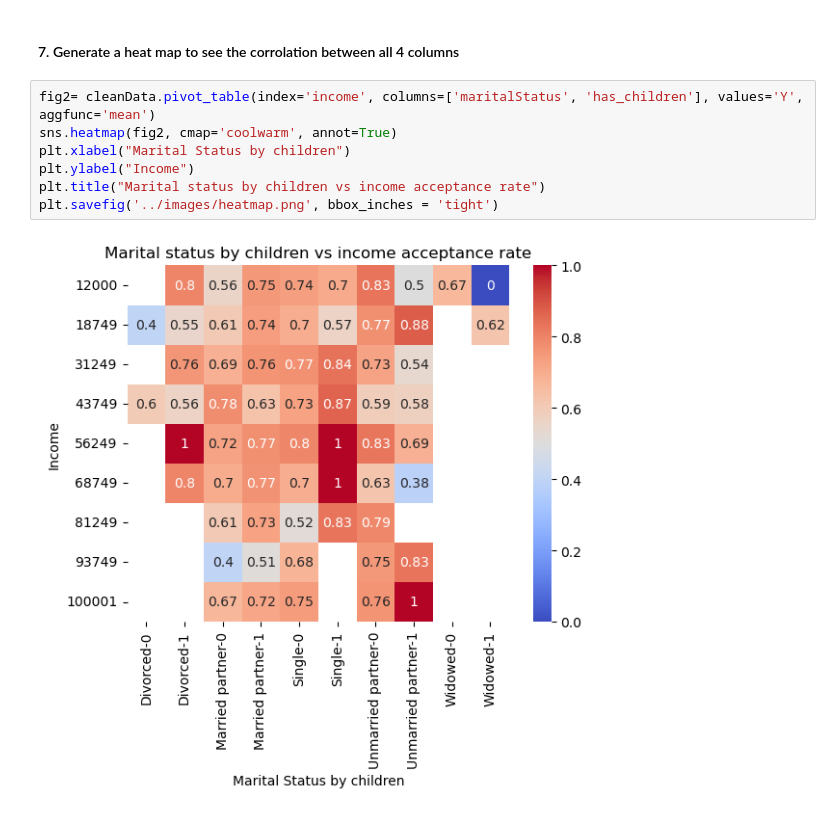
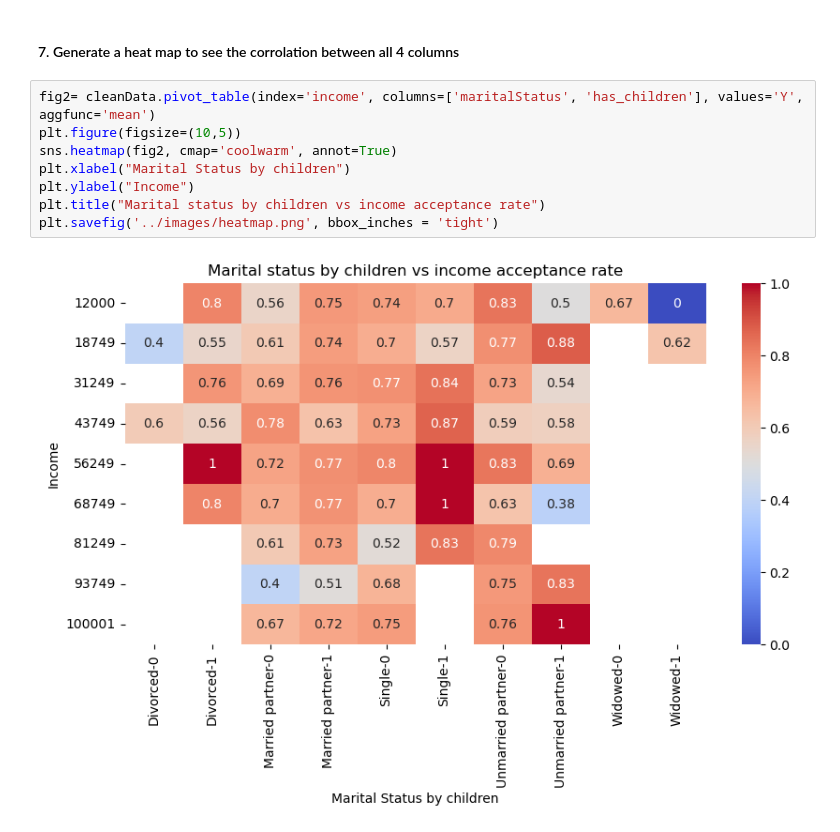
Before and after one commit to Ziggy-Z/Coupon-Acceptance, a Jupyter notebook: notebook/prompt.ipynb, the cells around one changed output. Saved outputs shown, nothing was run; the diff lists cells and outputs as text.

```diff
--- a/notebook/prompt.ipynb
+++ b/notebook/prompt.ipynb
@@ -519,10 +519,11 @@ plt.savefig('../images/maritalAccBych.png', bbox_inches = 'tight')
 #### 7. Generate a heat map to see the corrolation between all 4 columns
 # %%
 fig2= cleanData.pivot_table(index='income', columns=['maritalStatus', 'has_children'], values='Y', aggfunc='mean')
+plt.figure(figsize=(10,5))
 sns.heatmap(fig2, cmap='coolwarm', annot=True)
 plt.xlabel("Marital Status by children")
 plt.ylabel("Income")
 plt.title("Marital status by children vs income acceptance rate")
 plt.savefig('../images/heatmap.png', bbox_inches = 'tight')
 # %% [output]
-[figure, old version]
+[figure, new version]
```
Also changed, not shown: parts of 2 cells of this notebook, 4 other files.
